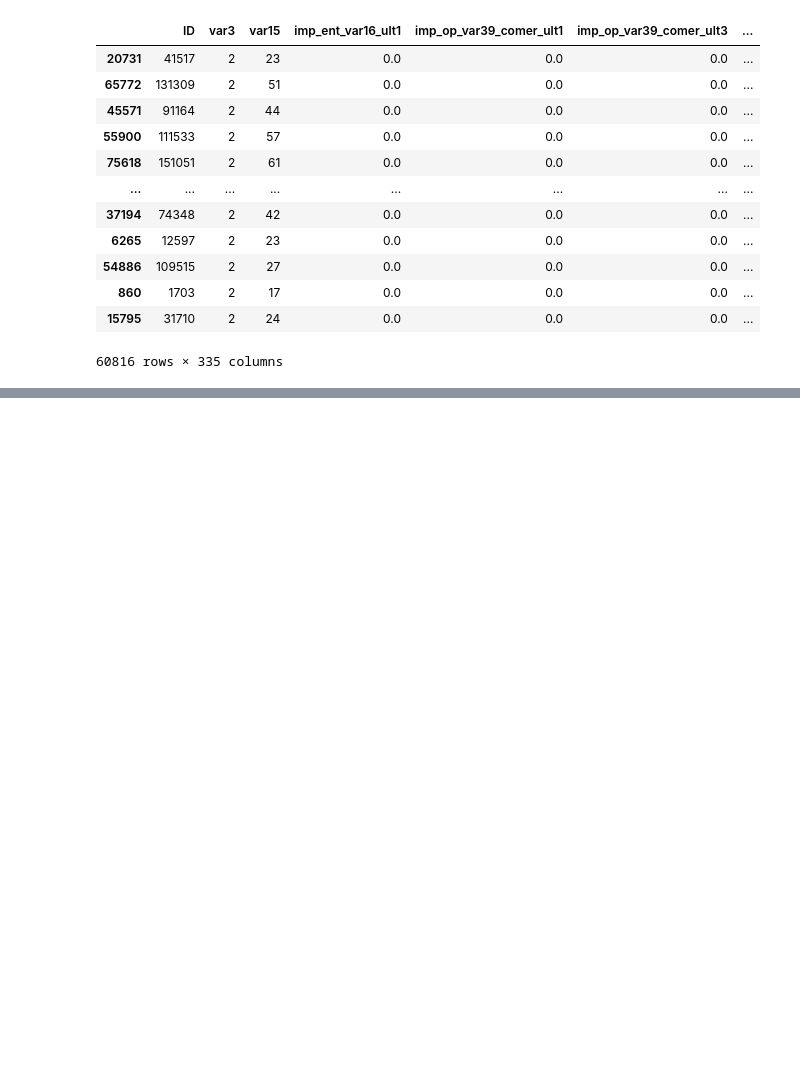
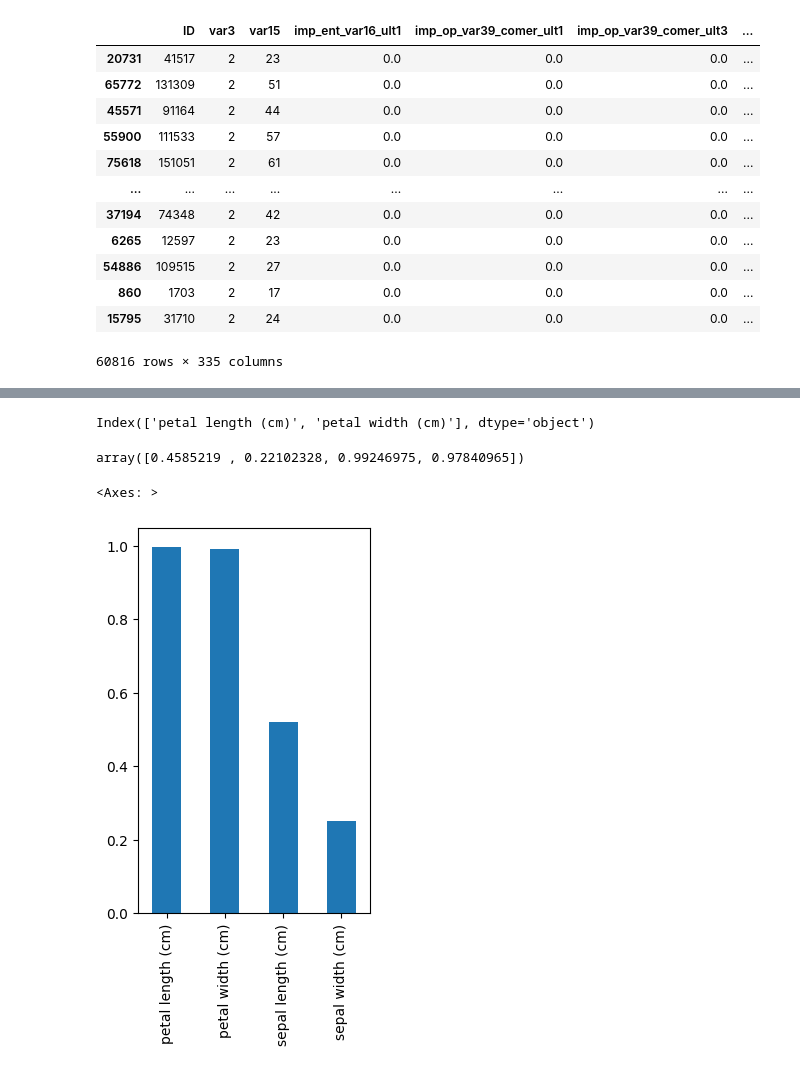
Before and after one commit to sujithsuresh56789/Feature_Selection_and_Engineering, a Jupyter notebook: Feature_Selection_Workouts.ipynb, the cells around one changed output, grey strips where cells are left out. Saved outputs shown, nothing was run; the diff lists cells and outputs as text; code cells hidden in the pictures; blank space fills up the shorter version.

```diff
--- a/Feature_Selection_Workouts.ipynb
+++ b/Feature_Selection_Workouts.ipynb
@@ -890,0 +1017,6 @@ X_train.drop(constant_columns,axis=1)
+# %%
+iris=load_iris()
+# %%
+iris_df=pd.DataFrame(iris.data,columns=iris.feature_names)
+iris_df["target"]=iris.target
+iris_df.head()
@@ -890,0 +1030,3 @@ X_train.drop(constant_columns,axis=1)
+# %%
+X=iris_df.drop("target",axis=1)
+y=iris_df["target"]
@@ -890,0 +1039,16 @@ X_train.drop(constant_columns,axis=1)
+# %%
+selected_features
+# %% [output]
+Index(['petal length (cm)', 'petal width (cm)'], dtype='object')
+# %%
+mutual_info_classif(X,y)
+# %% [output]
+array([0.4585219 , 0.22102328, 0.99246975, 0.97840965])
+# %%
+
+mutual_info = pd.Series(mutual_info_classif(X,y))
+mutual_info.index = X.columns
+mutual_info.sort_values(ascending=False).plot.bar(figsize=(3,5))
+# %% [output]
+<Axes: >
+[figure, added]
```
Also changed, not shown: parts of 91 cells of this notebook.
